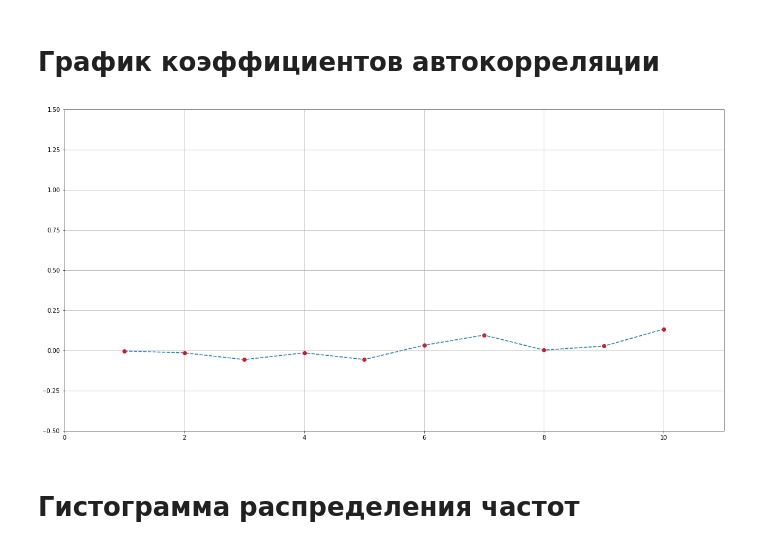
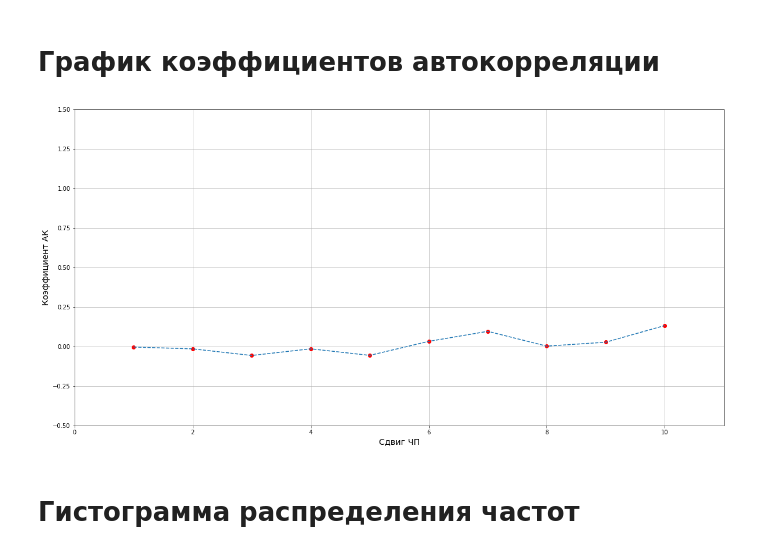
Before and after one commit to johnny-keker/mathematical-modelling, a Jupyter notebook: LW1/LW1.ipynb, the cells around one changed output. Drawn from its saved outputs; the diff is of its cells as text; code cells hidden in the pictures.

```diff
--- a/LW1/LW1.ipynb
+++ b/LW1/LW1.ipynb
@@ -140,18 +145,29 @@ for i in range(1, 11):
 # %%
 x_border = (0, 11)
 y_border = (-0.5, 1.5)
 
+a_c_original = [-0.0033663339856774502, -0.01484969928254023, -0.056866134871722054, -0.014721206933041618, -0.056271032132896415, 0.03246459146705559, 0.09593473151398874, 0.0023855025346994365, 0.02723066377808868, 0.13285968235271267]
+
+
 plt.figure(figsize=(20, 10))
-plt.plot(range(1, 11), autocorr_coefs, 'ro', range(1, 11), autocorr_coefs, '--')
+plt.plot(range(1, 11), autocorr_coefs, 'ro',
+         #range(1, 11), a_c_original, 'yo',
+         range(1, 11), autocorr_coefs, '--')
+        #range(1, 11), a_c_original, '--')
+
+
 
 ax = plt.gca()
 ax.set_autoscale_on(False)
 ax.axis([x_border[0], x_border[1], y_border[0], y_border[1]])
+#plt.legend(('АК случайной последовательности', 'АК изначальной последовательности'), fontsize='x-large')
+plt.ylabel('Коэффициент АК', fontsize='x-large')
+plt.xlabel('Сдвиг ЧП', fontsize='x-large')
 
 plt.grid()
 plt.show()
 # %% [output]
-[figure, old version]
+[figure, new version]
 # %% [markdown]
 # Гистограмма распределения частот
 # %%
```
Also changed, not shown: parts of 6 cells of this notebook.
